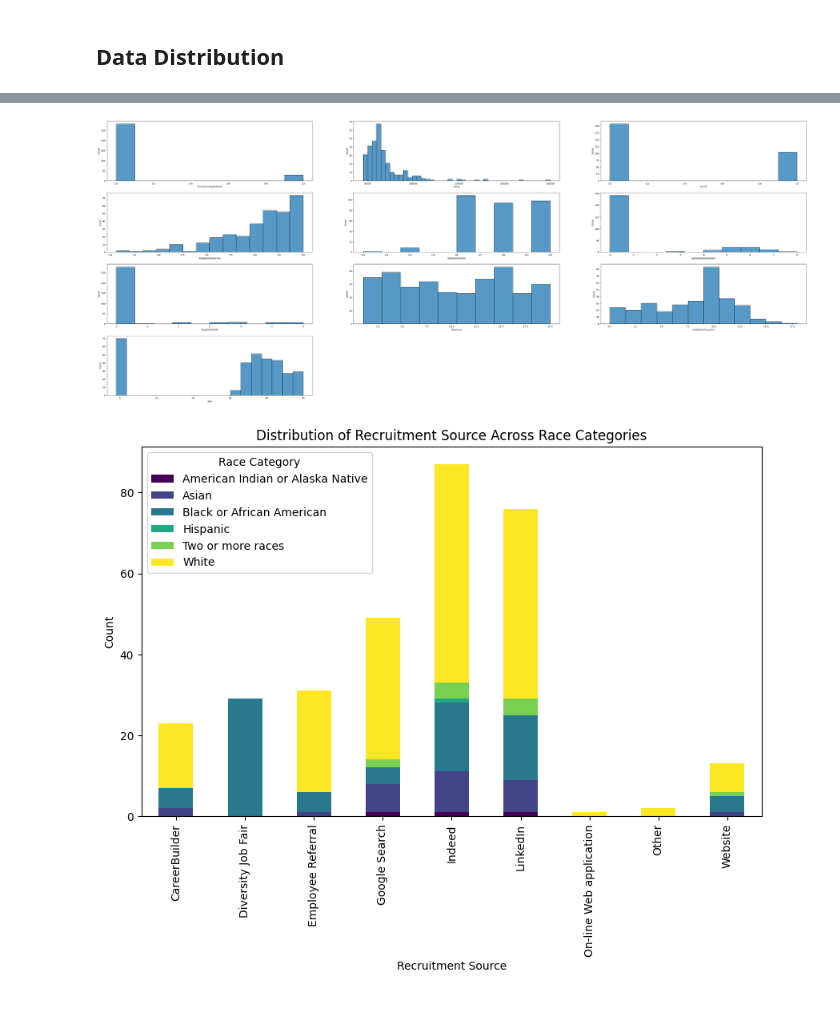
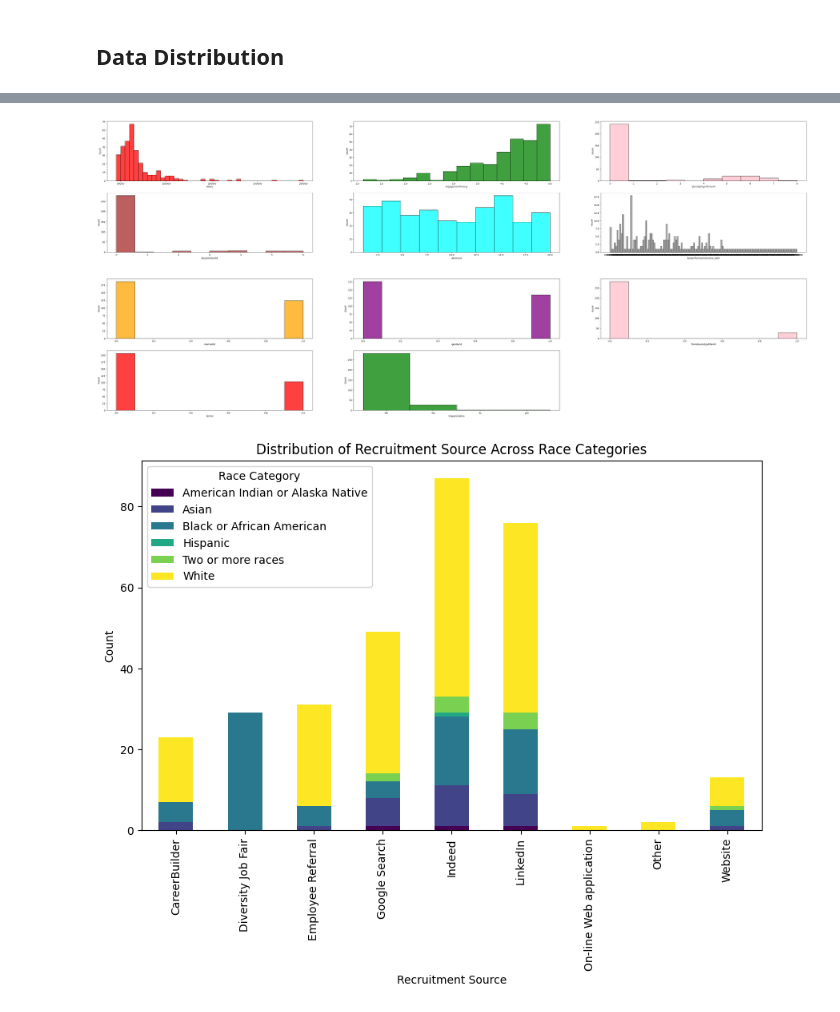
Before and after one commit to adrianacupp/Human_Resources_Data_Set, a Jupyter notebook: notebooks/data_cleaning.ipynb, the cells around one changed output, grey strips where cells are left out. Cells and saved outputs as stored; diff of their text form; code cells hidden in the pictures.

```diff
--- a/notebooks/data_cleaning.ipynb
+++ b/notebooks/data_cleaning.ipynb
@@ -379,11 +404,23 @@ for i, column in enumerate(cat_df.columns,1):
 # %%
 plt.figure(figsize=(55,50))
-for i, column in enumerate(num_df.columns,1):
+colors = ['red', 'green', 'pink', 'brown', 'cyan', 'gray', 'blue', 'orange', 'purple']
+for i, column in enumerate(con_col.columns,1):
     plt.subplot(9,3,i)
-    sns.histplot(num_df[column])
+    sns.histplot(con_col[column],color=colors[(i - 1) % len(colors)])
 #most relevant info: salary, employment years, age, absences
 # %% [output]
-[figure, old version]
+[figure, new version]
+# %%
+#### plot binary data ####
+plt.figure(figsize=(55,50))
+# Define a list of colors you want to use
+colors = ['orange', 'purple', 'pink', 'red', 'green', 'blue', 'brown', 'cyan', 'gray']
+
+for i, column in enumerate(bin_col.columns,1):
+    plt.subplot(9,3,i)
+    sns.histplot(bin_col[column], color=colors[(i - 1) % len(colors)])
+# %% [output]
+[figure, added]
 # %%
 # Count the occurrences of each combination of recruitmentsource and racedesc
 grouped_df = df.groupby(['recruitmentsource', 'racedesc']).size().unstack(fill_value=0)
```
Also changed, not shown: parts of 18 cells of this notebook, 1 other file.
